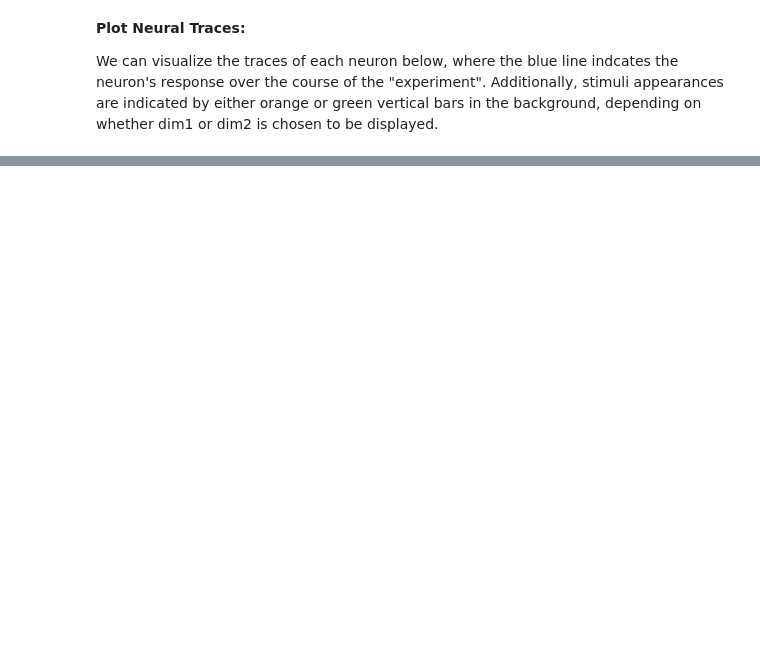
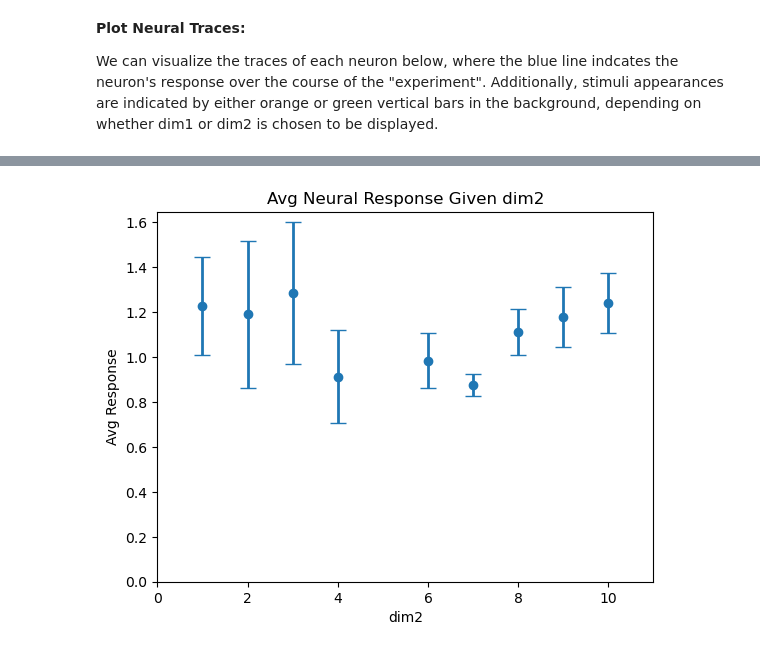
Before and after one commit to JoshuaGalla/VisSimData, a Jupyter notebook: analysis/sim_data_analysis.ipynb, the cells around one changed output, grey strips where cells are left out. Saved outputs shown, nothing was run; the diff lists cells and outputs as text; code cells hidden in the pictures; blank space fills up the shorter version.

```diff
--- a/analysis/sim_data_analysis.ipynb
+++ b/analysis/sim_data_analysis.ipynb
@@ -237,0 +618,4 @@ The section below aims to extract information regarding how specific values of d
+# %%
+parameter_responses_plot(stim_data, 'dim2', 'all')
+# %% [output]
+[figure, added]
```
Also changed, not shown: parts of 22 cells of this notebook.
